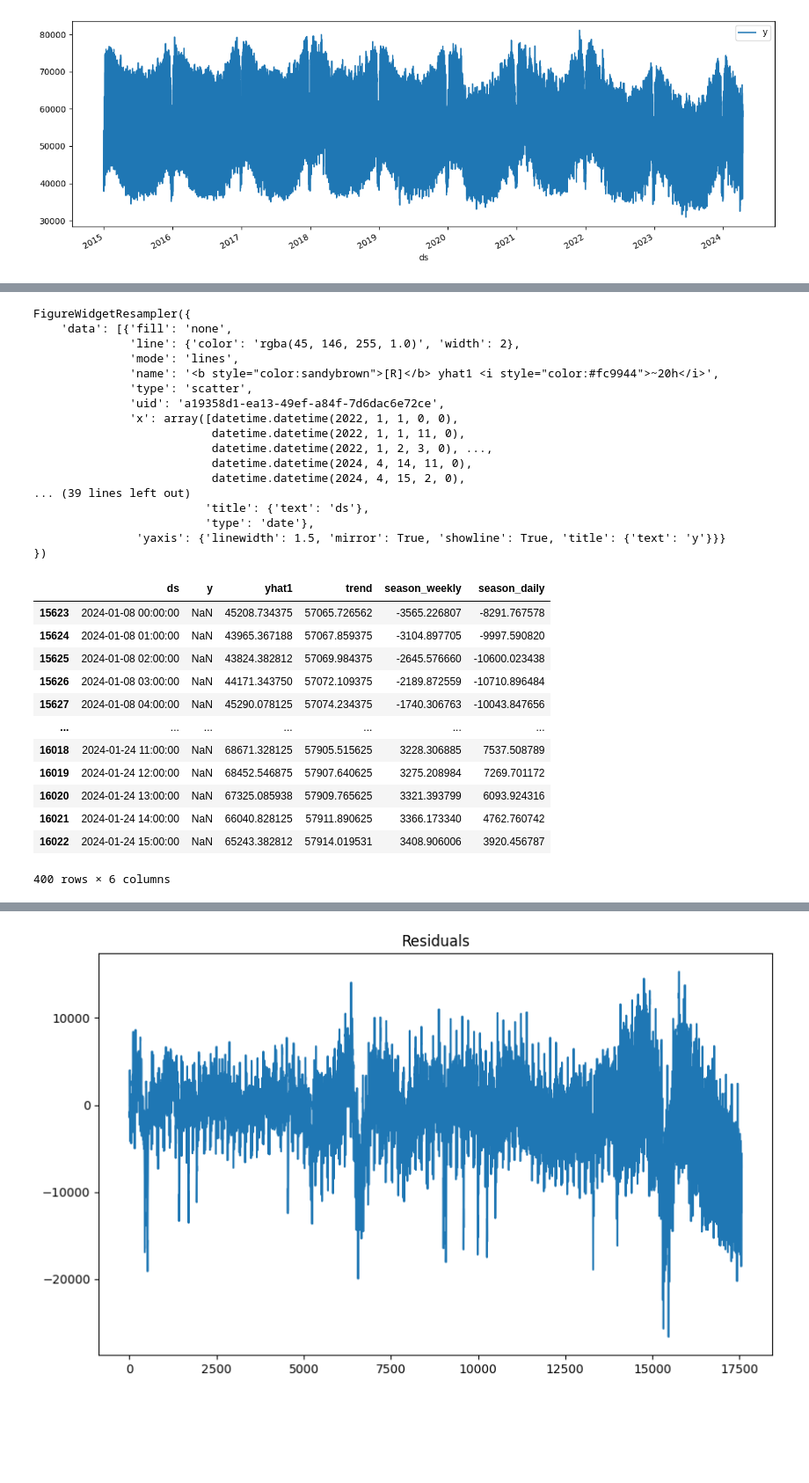
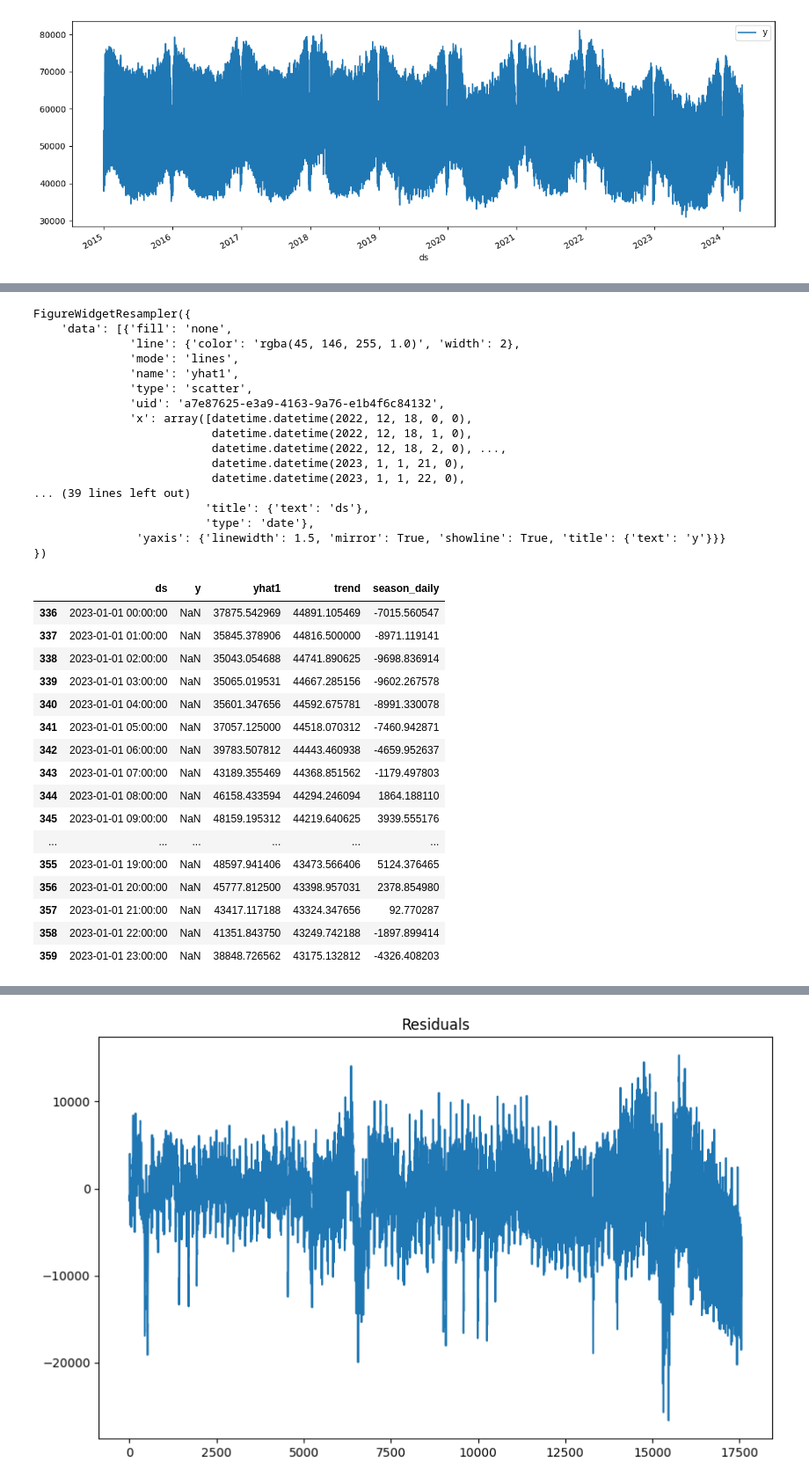
Before and after one commit to mepfel/majwo, a Jupyter notebook: predictibality_model_python/analysis.ipynb, the cells around one changed output, grey strips where cells are left out. Shown: that part at 88% size. Drawn from its saved outputs; the diff is of its cells as text; code cells hidden in the pictures; blank space fills up the shorter version.

```diff
--- a/predictibality_model_python/analysis.ipynb
+++ b/predictibality_model_python/analysis.ipynb
@@ -36,10 +52,10 @@ m.set_plotting_backend("plotly-resampler")
 # %%
 # Fit the model on the dataset (this might take a bit)
-metrics = m.fit(df_train)
+metrics = m.fit(df_train[-24*14:])
 # %%
 # Create a new dataframe reaching (NUMBER OF TEST) into the future for our forecast, n_historic_predictions also shows historic data
 n = len(df_test)
-df_future = m.make_future_dataframe(df_train, n_historic_predictions=True, periods=n)
+df_future = m.make_future_dataframe(df_train[-24*14:], n_historic_predictions=True, periods=24)
 
 # Predict the future
 forecast = m.predict(df_future)
@@ -51,33 +67,37 @@ FigureWidgetResampler({
     'data': [{'fill': 'none',
               'line': {'color': 'rgba(45, 146, 255, 1.0)', 'width': 2},
               'mode': 'lines',
-              'name': '<b style="color:sandybrown">[R]</b> yhat1 <i style="color:#fc9944">~20h</i>',
+              'name': 'yhat1',
               'type': 'scatter',
-              'uid': 'a19358d1-ea13-49ef-a84f-7d6dac6e72ce',
-              'x': array([datetime.datetime(2022, 1, 1, 0, 0),
-                          datetime.datetime(2022, 1, 1, 11, 0),
-                          datetime.datetime(2022, 1, 2, 3, 0), ...,
-                          datetime.datetime(2024, 4, 14, 11, 0),
-                          datetime.datetime(2024, 4, 15, 2, 0),
+              'uid': 'a7e87625-e3a9-4163-9a76-e1b4f6c84132',
+              'x': array([datetime.datetime(2022, 12, 18, 0, 0),
+                          datetime.datetime(2022, 12, 18, 1, 0),
+                          datetime.datetime(2022, 12, 18, 2, 0), ...,
+                          datetime.datetime(2023, 1, 1, 21, 0),
+                          datetime.datetime(2023, 1, 1, 22, 0),
 ... (39 lines left out)
                          'title': {'text': 'ds'},
                          'type': 'date'},
                'yaxis': {'linewidth': 1.5, 'mirror': True, 'showline': True, 'title': {'text': 'y'}}}
 })
 # %%
-forecast.iloc[15623:16023]
+forecast.iloc[-24:]
 # %% [output]
-|  | ds | y | yhat1 | trend | season_weekly | season_daily |
-| 15623 | 2024-01-08 00:00:00 | NaN | 45208.734375 | 57065.726562 | -3565.226807 | -8291.767578 |
-| 15624 | 2024-01-08 01:00:00 | NaN | 43965.367188 | 57067.859375 | -3104.897705 | -9997.590820 |
-| 15625 | 2024-01-08 02:00:00 | NaN | 43824.382812 | 57069.984375 | -2645.576660 | -10600.023438 |
-| 15626 | 2024-01-08 03:00:00 | NaN | 44171.343750 | 57072.109375 | -2189.872559 | -10710.896484 |
-| 15627 | 2024-01-08 04:00:00 | NaN | 45290.078125 | 57074.234375 | -1740.306763 | -10043.847656 |
-| ... | ... | ... | ... | ... | ... | ... |
-| 16018 | 2024-01-24 11:00:00 | NaN | 68671.328125 | 57905.515625 | 3228.306885 | 7537.508789 |
-| 16019 | 2024-01-24 12:00:00 | NaN | 68452.546875 | 57907.640625 | 3275.208984 | 7269.701172 |
-| 16020 | 2024-01-24 13:00:00 | NaN | 67325.085938 | 57909.765625 | 3321.393799 | 6093.924316 |
-| 16021 | 2024-01-24 14:00:00 | NaN | 66040.828125 | 57911.890625 | 3366.173340 | 4762.760742 |
-| 16022 | 2024-01-24 15:00:00 | NaN | 65243.382812 | 57914.019531 | 3408.906006 | 3920.456787 |
+|  | ds | y | yhat1 | trend | season_daily |
+| 336 | 2023-01-01 00:00:00 | NaN | 37875.542969 | 44891.105469 | -7015.560547 |
+| 337 | 2023-01-01 01:00:00 | NaN | 35845.378906 | 44816.500000 | -8971.119141 |
+| 338 | 2023-01-01 02:00:00 | NaN | 35043.054688 | 44741.890625 | -9698.836914 |
+| 339 | 2023-01-01 03:00:00 | NaN | 35065.019531 | 44667.285156 | -9602.267578 |
+| 340 | 2023-01-01 04:00:00 | NaN | 35601.347656 | 44592.675781 | -8991.330078 |
+| 341 | 2023-01-01 05:00:00 | NaN | 37057.125000 | 44518.070312 | -7460.942871 |
+| 342 | 2023-01-01 06:00:00 | NaN | 39783.507812 | 44443.460938 | -4659.952637 |
+| 343 | 2023-01-01 07:00:00 | NaN | 43189.355469 | 44368.851562 | -1179.497803 |
+| 344 | 2023-01-01 08:00:00 | NaN | 46158.433594 | 44294.246094 | 1864.188110 |
+| 345 | 2023-01-01 09:00:00 | NaN | 48159.195312 | 44219.640625 | 3939.555176 |
+| ... | ... | ... | ... | ... | ... |
+| 355 | 2023-01-01 19:00:00 | NaN | 48597.941406 | 43473.566406 | 5124.376465 |
+| 356 | 2023-01-01 20:00:00 | NaN | 45777.812500 | 43398.957031 | 2378.854980 |
+| 357 | 2023-01-01 21:00:00 | NaN | 43417.117188 | 43324.347656 | 92.770287 |
+| 358 | 2023-01-01 22:00:00 | NaN | 41351.843750 | 43249.742188 | -1897.899414 |
+| 359 | 2023-01-01 23:00:00 | NaN | 38848.726562 | 43175.132812 | -4326.408203 |
-400 rows × 6 columns
 # %%
```
Also changed, not shown: parts of 6 cells of this notebook, 4 other files.
